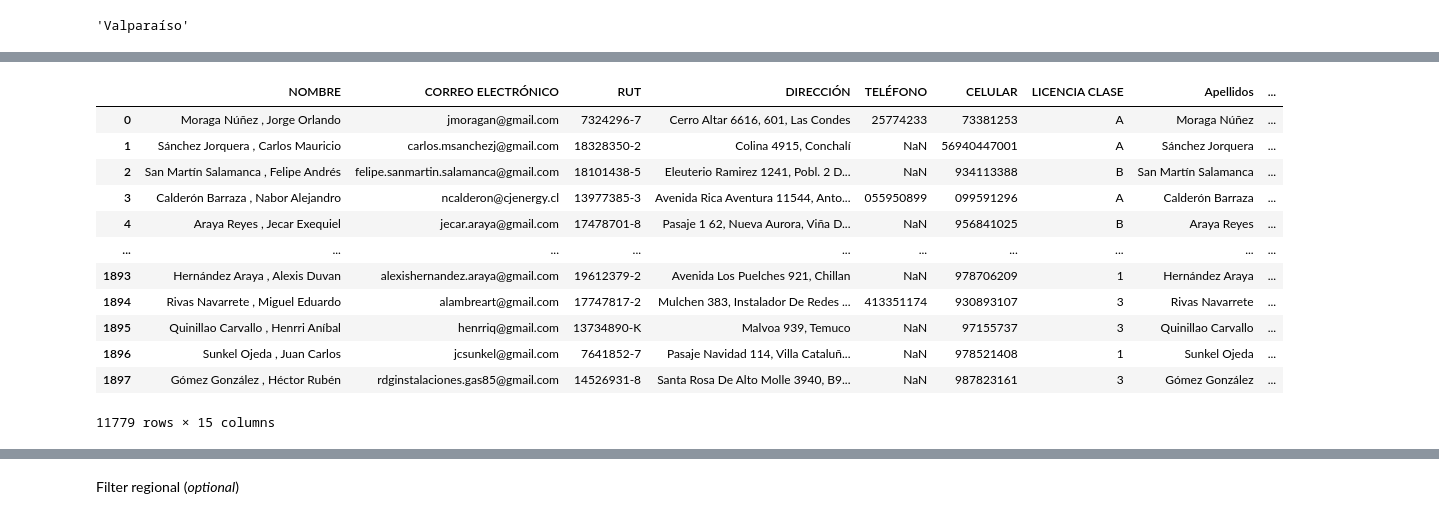
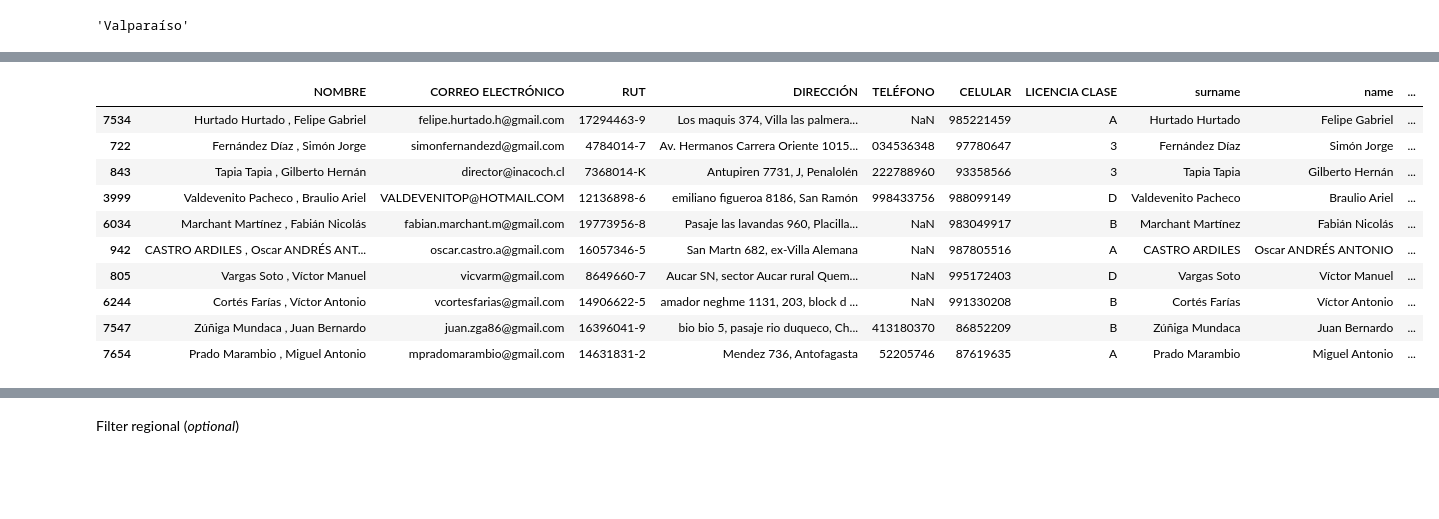
Before and after one commit to ccnmagnoo/colabs, a Jupyter notebook: sec_etl_professional.ipynb, the cells around one changed output, grey strips where cells are left out. Cells and saved outputs as stored; diff of their text form; code cells hidden in the pictures; blank space fills up the shorter version.

```diff
--- a/sec_etl_professional.ipynb
+++ b/sec_etl_professional.ipynb
@@ -56,8 +56,8 @@ dtypes: object(7)
 memory usage: 540.5+ KB
 # %%
 #joint gas + eli
-all_technicians = pd.concat([eli_df,gas_df])
-all_technicians.info()
+joinAll = pd.concat([eli_df,gas_df])
+joinAll.info()
 # %% [output]
 <class 'pandas.core.frame.DataFrame'>
 Int64Index: 11779 entries, 0 to 1897
@@ -221,4 +212,4 @@ all_technicians
 # %% [markdown]
 ##Detecting name gender
 # %%
-all_technicians['gender'] = all_technicians['Nombres'].map(getGender)
+joinAll['gender'] = joinAll['name'].map(getGender)
@@ -226,6 +235,6 @@ all_technicians['gender'] = all_technicians['Nombres'].map(getGender)
 #big filter
 from pandas import DataFrame
 #result:DataFrame = all_technicians.loc[all_technicians['gender']=='female']
-result:DataFrame = all_technicians
-result
+result:DataFrame = joinAll
+result.sample(10)
 # %% [output]
@@ -314,18 +323,3 @@ def normalizePhone(input:int|None)->int|None:
 getTerritory('Quillomta',res=Territory.REGION)
 # %% [output]
 'Valparaíso'
-# %%
-
-result['movil'] = result['CELULAR']
-result['movil'] = result['movil'].str.replace(' ','')
-result['movil'] = result['movil'].str.replace('-','')
-result['movil'] = pd.to_numeric(result['movil'], errors='coerce').fillna(0).astype(int)
-result['movil'] = result['movil'].apply(lambda c:normalizePhone(c))
-
-result['phone'] = result['TELÉFONO']
-result['phone'] = result['phone'].str.replace(' ','')
-result['phone'] = result['phone'].str.replace('-','')
-result['phone'] = pd.to_numeric(result['phone'], errors='coerce').fillna(0).astype(int)
-result['phone'] = result['phone'].apply(lambda c:normalizePhone(c))
-
-result.head(3)
@@ -337,26 +326,25 @@ result.head(3)
 # %%
-result['city'] = result['DIRECCIÓN'].map(extract_last_col)
+#Rename columns
+result['city'] = result['address'].map(extract_last_col)
 result['city'] = result['city'].apply(lambda c:getTerritory(c,res=Territory.CITY))
 result['region'] = result['city'].apply(lambda c:getTerritory(c,res=Territory.REGION))
 result['birth'] = result['RUT'].apply(getAge)
 result['email'] = result['CORREO ELECTRÓNICO'].str.lower()
 
+#set licence class
 result['service'] = result['LICENCIA CLASE'].map(setType)
-for field in ['Nombres','Apellidos','DIRECCIÓN','Comuna']:
-  result[field] = result[field].map(namecase)
 
-result
+
+result.sample(10)
 # %% [output]
-|  | NOMBRE | CORREO ELECTRÓNICO | RUT | DIRECCIÓN | TELÉFONO | CELULAR | LICENCIA CLASE | Apellidos | ... |
-| 0 | Moraga Núñez , Jorge Orlando | jmoragan@gmail.com | 7324296-7 | Cerro Altar 6616, 601, Las Condes | 25774233 | 73381253 | A | Moraga Núñez | ... |
-| 1 | Sánchez Jorquera , Carlos Mauricio | carlos.msanchezj@gmail.com | 18328350-2 | Colina 4915, Conchalí | NaN | 56940447001 | A | Sánchez Jorquera | ... |
-| 2 | San Martín Salamanca , Felipe Andrés | felipe.sanmartin.salamanca@gmail.com | 18101438-5 | Eleuterio Ramirez 1241, Pobl. 2 D... | NaN | 934113388 | B | San Martín Salamanca | ... |
-| 3 | Calderón Barraza , Nabor Alejandro | ncalderon@cjenergy.cl | 13977385-3 | Avenida Rica Aventura 11544, Anto... | 055950899 | 099591296 | A | Calderón Barraza | ... |
-| 4 | Araya Reyes , Jecar Exequiel | jecar.araya@gmail.com | 17478701-8 | Pasaje 1 62, Nueva Aurora, Viña D... | NaN | 956841025 | B | Araya Reyes | ... |
-| ... | ... | ... | ... | ... | ... | ... | ... | ... | ... |
-| 1893 | Hernández Araya , Alexis Duvan | alexishernandez.araya@gmail.com | 19612379-2 | Avenida Los Puelches 921, Chillan | NaN | 978706209 | 1 | Hernández Araya | ... |
-| 1894 | Rivas Navarrete , Miguel Eduardo | alambreart@gmail.com | 17747817-2 | Mulchen 383, Instalador De Redes ... | 413351174 | 930893107 | 3 | Rivas Navarrete | ... |
-| 1895 | Quinillao Carvallo , Henrri Aníbal | henrriq@gmail.com | 13734890-K | Malvoa 939, Temuco | NaN | 97155737 | 3 | Quinillao Carvallo | ... |
-| 1896 | Sunkel Ojeda , Juan Carlos | jcsunkel@gmail.com | 7641852-7 | Pasaje Navidad 114, Villa Cataluñ... | NaN | 978521408 | 1 | Sunkel Ojeda | ... |
-| 1897 | Gómez González , Héctor Rubén | rdginstalaciones.gas85@gmail.com | 14526931-8 | Santa Rosa De Alto Molle 3940, B9... | NaN | 987823161 | 3 | Gómez González | ... |
+|  | NOMBRE | CORREO ELECTRÓNICO | RUT | DIRECCIÓN | TELÉFONO | CELULAR | LICENCIA CLASE | surname | name | ... |
+| 7534 | Hurtado Hurtado , Felipe Gabriel | felipe.hurtado.h@gmail.com | 17294463-9 | Los maquis 374, Villa las palmera... | NaN | 985221459 | A | Hurtado Hurtado | Felipe Gabriel | ... |
+| 722 | Fernández Díaz , Simón Jorge | simonfernandezd@gmail.com | 4784014-7 | Av. Hermanos Carrera Oriente 1015... | 034536348 | 97780647 | 3 | Fernández Díaz | Simón Jorge | ... |
+| 843 | Tapia Tapia , Gilberto Hernán | director@inacoch.cl | 7368014-K | Antupiren 7731, J, Penalolén | 222788960 | 93358566 | 3 | Tapia Tapia | Gilberto Hernán | ... |
+| 3999 | Valdevenito Pacheco , Braulio Ariel | VALDEVENITOP@HOTMAIL.COM | 12136898-6 | emiliano figueroa 8186, San Ramón | 998433756 | 988099149 | D | Valdevenito Pacheco | Braulio Ariel | ... |
+| 6034 | Marchant Martínez , Fabián Nicolás | fabian.marchant.m@gmail.com | 19773956-8 | Pasaje las lavandas 960, Placilla... | NaN | 983049917 | B | Marchant Martínez | Fabián Nicolás | ... |
+| 942 | CASTRO ARDILES , Oscar ANDRÉS ANT... | oscar.castro.a@gmail.com | 16057346-5 | San Martn 682, ex-Villa Alemana | NaN | 987805516 | A | CASTRO ARDILES | Oscar ANDRÉS ANTONIO | ... |
+| 805 | Vargas Soto , Víctor Manuel | vicvarm@gmail.com | 8649660-7 | Aucar SN, sector Aucar rural Quem... | NaN | 995172403 | D | Vargas Soto | Víctor Manuel | ... |
+| 6244 | Cortés Farías , Víctor Antonio | vcortesfarias@gmail.com | 14906622-5 | amador neghme 1131, 203, block d ... | NaN | 991330208 | B | Cortés Farías | Víctor Antonio | ... |
+| 7547 | Zúñiga Mundaca , Juan Bernardo | juan.zga86@gmail.com | 16396041-9 | bio bio 5, pasaje rio duqueco, Ch... | 413180370 | 86852209 | B | Zúñiga Mundaca | Juan Bernardo | ... |
+| 7654 | Prado Marambio , Miguel Antonio | mpradomarambio@gmail.com | 14631831-2 | Mendez 736, Antofagasta | 52205746 | 87619635 | A | Prado Marambio | Miguel Antonio | ... |
-11779 rows × 15 columns
```
Also changed, not shown: parts of 24 cells of this notebook.
